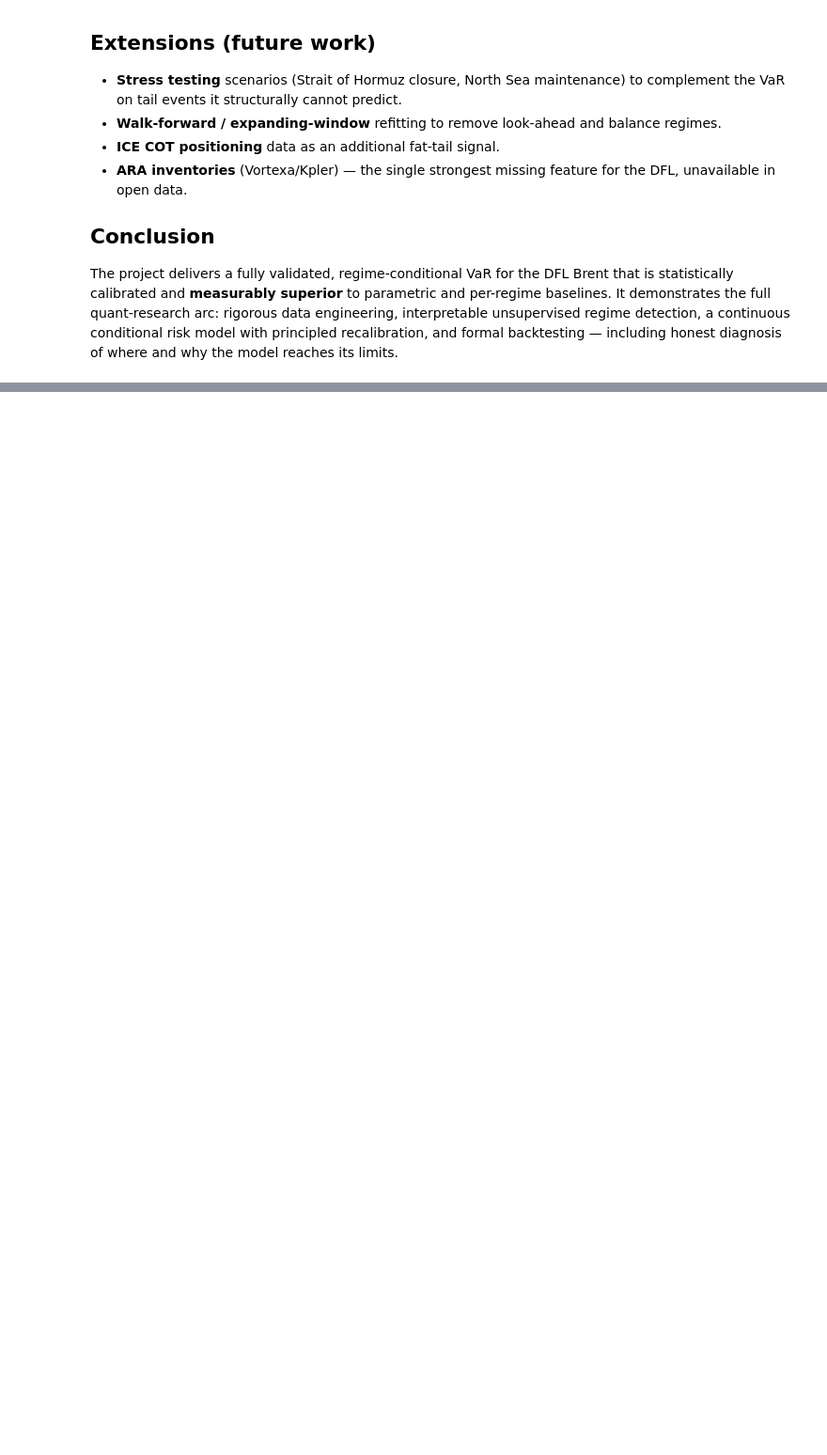
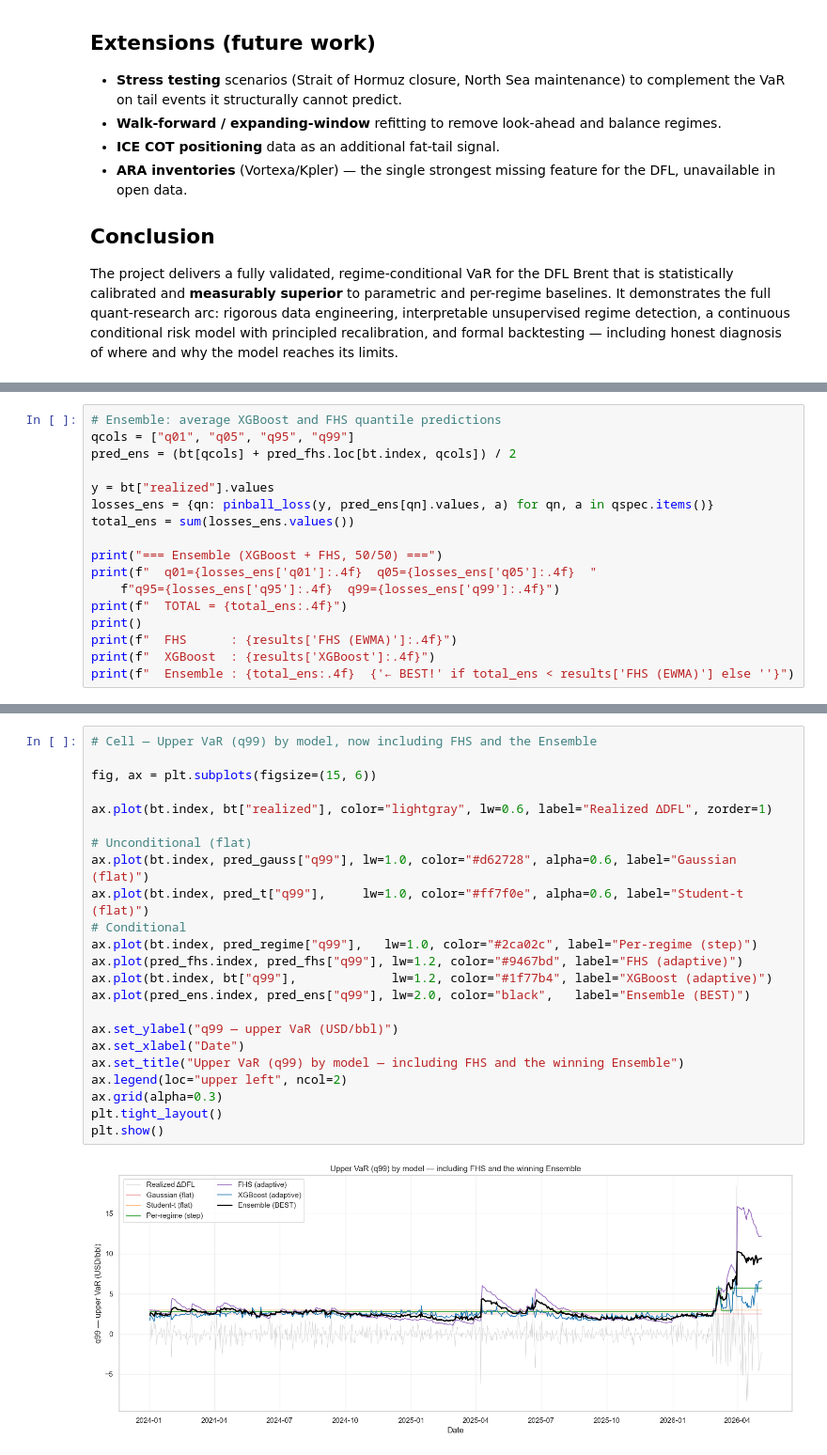
Before and after one commit to juliens50/ML-project-VaR-Calculation-for-Basis-Risk, a Jupyter notebook: notebooks/05_backtest.ipynb, the cells around one changed output, grey strips where cells are left out. Shown at 94% size. Saved outputs shown, nothing was run; the diff lists cells and outputs as text; blank space fills up the shorter version.

```diff
--- a/notebooks/05_backtest.ipynb
+++ b/notebooks/05_backtest.ipynb
@@ -410,0 +505,17 @@ and why the model reaches its limits.
+# %%
+# Ensemble: average XGBoost and FHS quantile predictions
+qcols = ["q01", "q05", "q95", "q99"]
+pred_ens = (bt[qcols] + pred_fhs.loc[bt.index, qcols]) / 2
+
+y = bt["realized"].values
+losses_ens = {qn: pinball_loss(y, pred_ens[qn].values, a) for qn, a in qspec.items()}
+total_ens = sum(losses_ens.values())
+
+print("=== Ensemble (XGBoost + FHS, 50/50) ===")
+print(f"  q01={losses_ens['q01']:.4f}  q05={losses_ens['q05']:.4f}  "
+    f"q95={losses_ens['q95']:.4f}  q99={losses_ens['q99']:.4f}")
+print(f"  TOTAL = {total_ens:.4f}")
+print()
+print(f"  FHS      : {results['FHS (EWMA)']:.4f}")
+print(f"  XGBoost  : {results['XGBoost']:.4f}")
+print(f"  Ensemble : {total_ens:.4f}  {'← BEST!' if total_ens < results['FHS (EWMA)'] else ''}")
@@ -410,0 +554,25 @@ and why the model reaches its limits.
+# %%
+# Cell — Upper VaR (q99) by model, now including FHS and the Ensemble
+
+fig, ax = plt.subplots(figsize=(15, 6))
+
+ax.plot(bt.index, bt["realized"], color="lightgray", lw=0.6, label="Realized ΔDFL", zorder=1)
+
+# Unconditional (flat)
+ax.plot(bt.index, pred_gauss["q99"], lw=1.0, color="#d62728", alpha=0.6, label="Gaussian (flat)")
+ax.plot(bt.index, pred_t["q99"],     lw=1.0, color="#ff7f0e", alpha=0.6, label="Student-t (flat)")
+# Conditional
+ax.plot(bt.index, pred_regime["q99"],   lw=1.0, color="#2ca02c", label="Per-regime (step)")
+ax.plot(pred_fhs.index, pred_fhs["q99"], lw=1.2, color="#9467bd", label="FHS (adaptive)")
+ax.plot(bt.index, bt["q99"],             lw=1.2, color="#1f77b4", label="XGBoost (adaptive)")
+ax.plot(pred_ens.index, pred_ens["q99"], lw=2.0, color="black",   label="Ensemble (BEST)")
+
+ax.set_ylabel("q99 — upper VaR (USD/bbl)")
+ax.set_xlabel("Date")
+ax.set_title("Upper VaR (q99) by model — including FHS and the winning Ensemble")
+ax.legend(loc="upper left", ncol=2)
+ax.grid(alpha=0.3)
+plt.tight_layout()
+plt.show()
+# %% [output]
+[figure, added]
```
Also changed, not shown: parts of 6 cells of this notebook, 1 other file.
